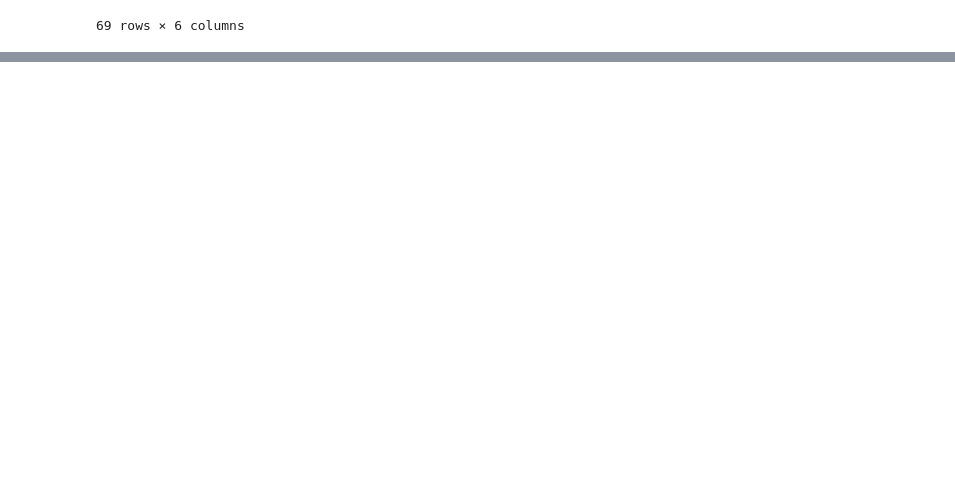
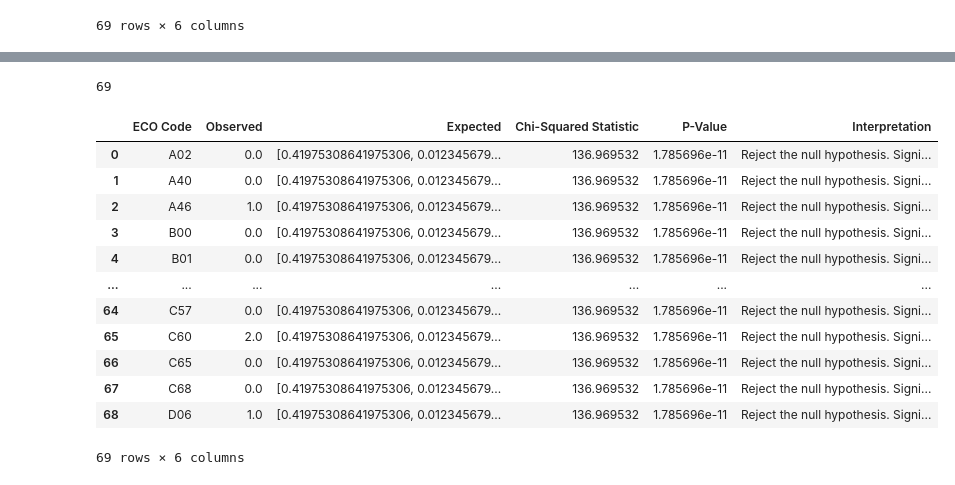
Before and after one commit to johnsonlarryl/csce-5320, a Jupyter notebook: notebooks/personal_positions.ipynb, the cells around one changed output, grey strips where cells are left out. Saved outputs shown, nothing was run; the diff lists cells and outputs as text; code cells hidden in the pictures; blank space fills up the shorter version.

```diff
--- a/notebooks/personal_positions.ipynb
+++ b/notebooks/personal_positions.ipynb
@@ -742,0 +970,3 @@ hypothesis_test_question_7a
+# %%
+observed_question_4a = question_4a_games_contingency_table.values
+observed_question_4a
@@ -742,0 +995,3 @@ hypothesis_test_question_7a
+# %%
+observed_question_4a = observed_question_4a.flatten()
+observed_question_4a
@@ -742,0 +1009,3 @@ hypothesis_test_question_7a
+# %%
+expected_question_4a = expected_question_4a.reshape(observed_question_4a.shape)
+expected_question_4a
@@ -742,0 +1039,3 @@ hypothesis_test_question_7a
+# %%
+expected_question_4a = expected_question_4a.flatten()
+expected_question_4a
@@ -742,0 +1061,25 @@ hypothesis_test_question_7a
+# %%
+len(expected_question_4a)
+# %% [output]
+69
+# %%
+hypothesis_test_question_4a = get_hypothesis_test_results(eco_codes_exploded_question_4a,
+                                                          observed_question_4a,
+                                                          expected_question_4a,
+                                                          chi2_stat_question_4a,
+                                                          p_value_question_4a)
+hypothesis_test_question_4a
+# %% [output]
+|  | ECO Code | Observed | Expected | Chi-Squared Statistic | P-Value | Interpretation |
+| 0 | A02 | 0.0 | [0.41975308641975306, 0.012345679... | 136.969532 | 1.785696e-11 | Reject the null hypothesis. Signi... |
+| 1 | A40 | 0.0 | [0.41975308641975306, 0.012345679... | 136.969532 | 1.785696e-11 | Reject the null hypothesis. Signi... |
+| 2 | A46 | 1.0 | [0.41975308641975306, 0.012345679... | 136.969532 | 1.785696e-11 | Reject the null hypothesis. Signi... |
+| 3 | B00 | 0.0 | [0.41975308641975306, 0.012345679... | 136.969532 | 1.785696e-11 | Reject the null hypothesis. Signi... |
+| 4 | B01 | 0.0 | [0.41975308641975306, 0.012345679... | 136.969532 | 1.785696e-11 | Reject the null hypothesis. Signi... |
+| ... | ... | ... | ... | ... | ... | ... |
+| 64 | C57 | 0.0 | [0.41975308641975306, 0.012345679... | 136.969532 | 1.785696e-11 | Reject the null hypothesis. Signi... |
+| 65 | C60 | 2.0 | [0.41975308641975306, 0.012345679... | 136.969532 | 1.785696e-11 | Reject the null hypothesis. Signi... |
+| 66 | C65 | 0.0 | [0.41975308641975306, 0.012345679... | 136.969532 | 1.785696e-11 | Reject the null hypothesis. Signi... |
+| 67 | C68 | 0.0 | [0.41975308641975306, 0.012345679... | 136.969532 | 1.785696e-11 | Reject the null hypothesis. Signi... |
+| 68 | D06 | 1.0 | [0.41975308641975306, 0.012345679... | 136.969532 | 1.785696e-11 | Reject the null hypothesis. Signi... |
+69 rows × 6 columns
```
Also changed, not shown: parts of 24 cells of this notebook.
